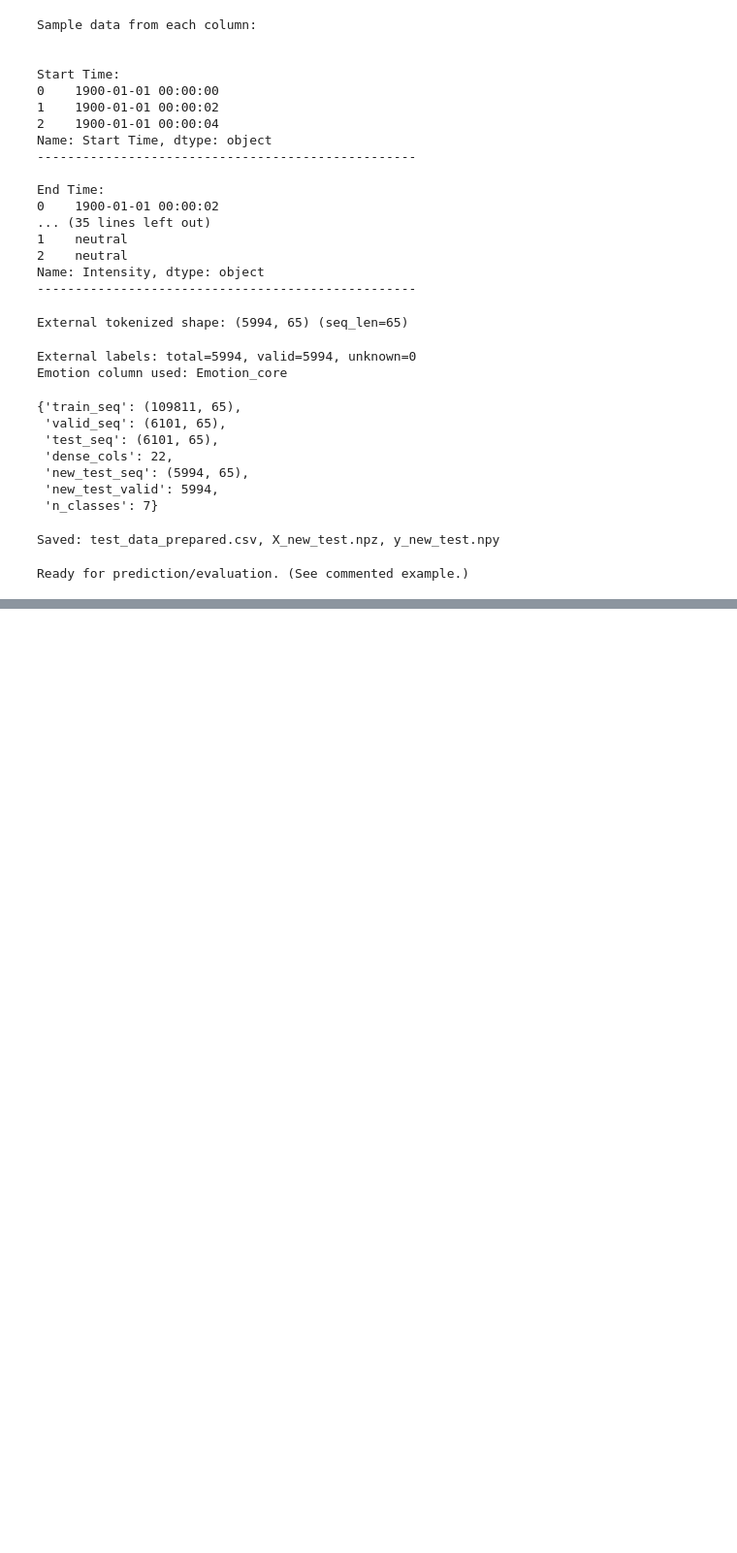
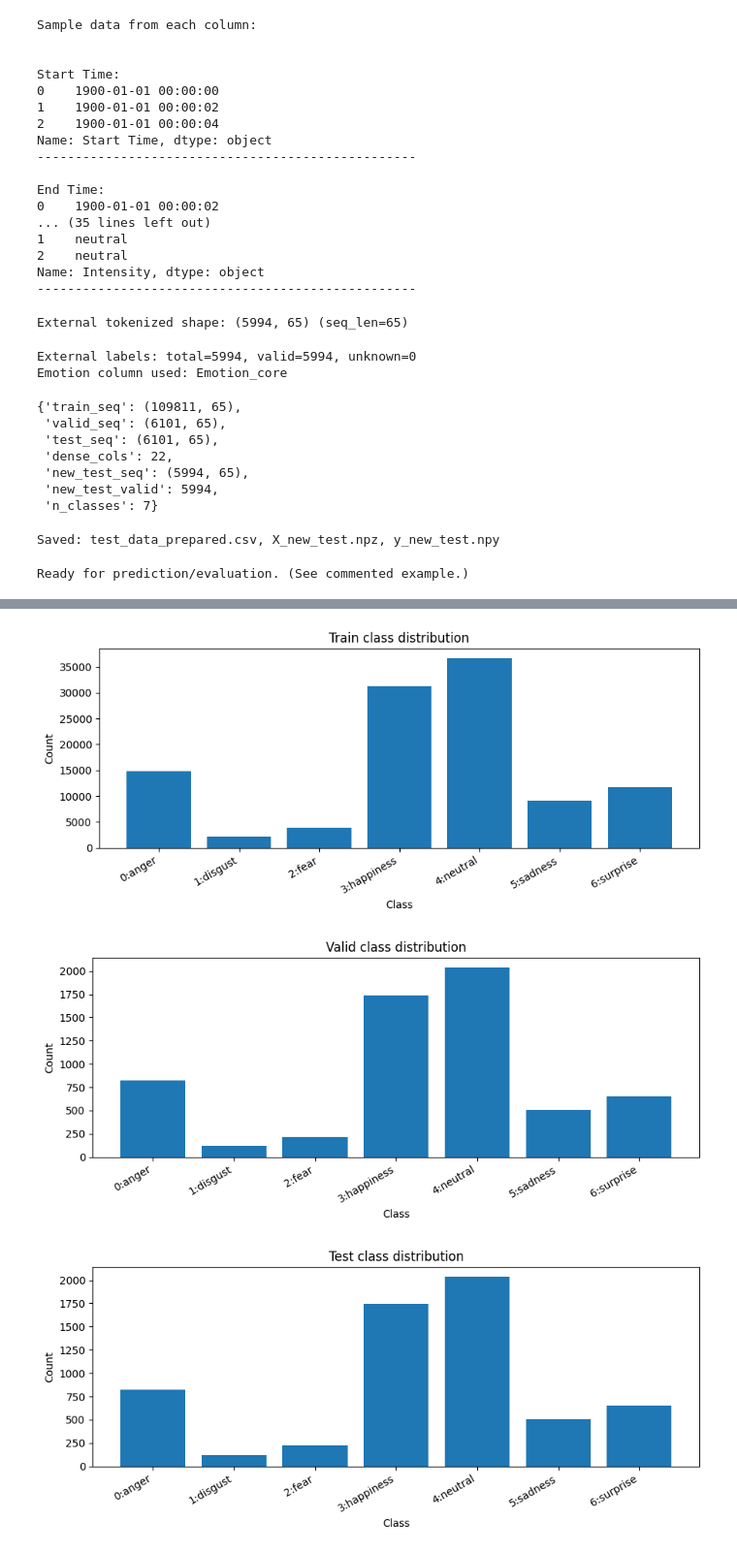
Before and after one commit to nezzzzo/Y2BA, a Jupyter notebook: Task6/final/RNN.ipynb, the cells around one changed output, grey strips where cells are left out. Shown at 97% size. Drawn from its saved outputs; the diff is of its cells as text; code cells hidden in the pictures; blank space fills up the shorter version.

```diff
--- a/Task6/final/RNN.ipynb
+++ b/Task6/final/RNN.ipynb
@@ -263,3 +263,27 @@ Saved: test_data_prepared.csv, X_new_test.npz, y_new_test.npy
 print("Ready for prediction/evaluation. (See commented example.)")
 # %% [output]
 Ready for prediction/evaluation. (See commented example.)
+# %%
+# Convenience
+ytr = y_train[label_col].astype(int).values
+yva = y_valid[label_col].astype(int).values
+yte = y_test[label_col].astype(int).values
+
+def dist(y, name):
+    vc = pd.Series(y).value_counts().sort_index()
+    df = pd.DataFrame({
+        "class_id": vc.index,
+        "emotion": [id_to_emotion[i] for i in vc.index],
+        "count": vc.values
+    })
+    df["percent"] = (df["count"] / df["count"].sum() * 100).round(2)
+    df["rank"] = df["count"].rank(ascending=False, method="min").astype(int)
+    df["split"] = name
+    return df
+
+dist_train = dist(ytr, "train")
+dist_valid = dist(yva, "valid")
+dist_test  = dist(yte, "test")
+
+dist_all = pd.concat([dist_train, dist_valid, dist_test], ignore_index=True)
+dist_train, dist_valid, dist_test, dist_all.head(10)
@@ -265,0 +331,24 @@ Ready for prediction/evaluation. (See commented example.)
+# %%
+import matplotlib.pyplot as plt
+
+def plot_counts(df, title):
+    df = df.sort_values("class_id")
+    labels = [f'{i}:{id_to_emotion[i]}' for i in df["class_id"]]
+    counts = df["count"].values
+
+    plt.figure(figsize=(9,4))
+    plt.bar(labels, counts)
+    plt.title(title)
+    plt.xlabel("Class")
+    plt.ylabel("Count")
+    plt.xticks(rotation=30, ha="right")
+    plt.tight_layout()
+    plt.show()
+
+plot_counts(dist_train, "Train class distribution")
+plot_counts(dist_valid, "Valid class distribution")
+plot_counts(dist_test,  "Test class distribution")
+# %% [output]
+[figure, added]
+[figure, added]
+[figure, added]
```
Also changed, not shown: parts of 2 cells of this notebook.
